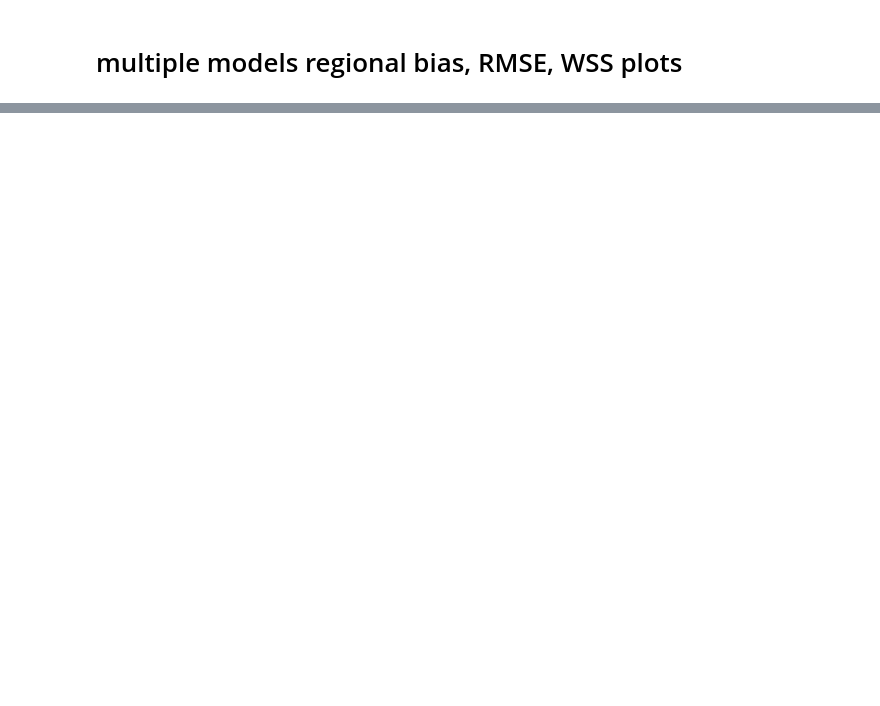
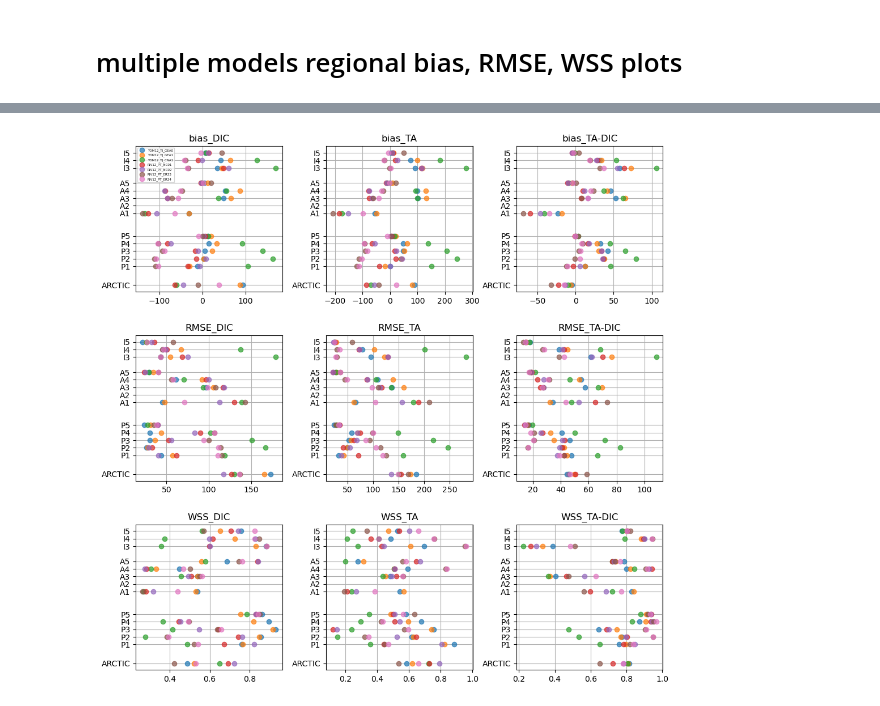
Before and after one commit to biu23/Model_Evaluation, a Jupyter notebook: evaluation_metrics/evaluation_plot.ipynb, the cells around one changed output, grey strips where cells are left out. Saved outputs shown, nothing was run; the diff lists cells and outputs as text; code cells hidden in the pictures; blank space fills up the shorter version.

```diff
--- a/evaluation_metrics/evaluation_plot.ipynb
+++ b/evaluation_metrics/evaluation_plot.ipynb
@@ -168,0 +225,53 @@ plt.subplots_adjust(hspace=0.3, wspace=0.3)
+# %%
+fig, axes = plt.subplots(3, 3, figsize=(12, 12))
+
+for model in modlist:
+    axes[0, 0].plot(bias_DIC_data[model], reg_data[model],'o',label=model, alpha=0.7)
+    axes[0, 0].set_title('bias_DIC')
+    axes[0, 0].set_yticks(y, labels)
+    axes[0, 0].legend(loc='upper left', prop={'size': 4})
+    axes[0, 0].grid(True)
+
+    axes[0, 1].plot(bias_TA_data [model], reg_data[model], 'o', alpha=0.7)
+    axes[0, 1].set_title('bias_TA')
+    axes[0, 1].set_yticks(y, labels)
+    axes[0, 1].grid(True)
+
+    axes[0, 2].plot(bias_TADIC_data [model], reg_data[model], 'o', alpha=0.7)
+    axes[0, 2].set_title('bias_TA-DIC')
+    axes[0, 2].set_yticks(y, labels)
+    axes[0, 2].grid(True)
+
+    axes[1, 0].plot(RMSE_DIC_data [model], reg_data[model], 'o', alpha=0.7)
+    axes[1, 0].set_title('RMSE_DIC')
+    axes[1, 0].set_yticks(y, labels)
+    axes[1, 0].grid(True)
+
+    axes[1, 1].plot(RMSE_TA_data [model], reg_data[model], 'o', alpha=0.7)
+    axes[1, 1].set_title('RMSE_TA')
+    axes[1, 1].set_yticks(y, labels)
+    axes[1, 1].grid(True)
+
+    axes[1, 2].plot(RMSE_TADIC_data [model], reg_data[model], 'o', alpha=0.7)
+    axes[1, 2].set_title('RMSE_TA-DIC')
+    axes[1, 2].set_yticks(y, labels)
+    axes[1, 2].grid(True)
+
+    axes[2, 0].plot(WSS_DIC_data[model], reg_data[model], 'o', alpha=0.7)
+    axes[2, 0].set_title('WSS_DIC')
+    axes[2, 0].set_yticks(y, labels)
+    axes[2, 0].grid(True)
+
+    axes[2, 1].plot(WSS_TA_data [model], reg_data[model], 'o', alpha=0.7)
+    axes[2, 1].set_title('WSS_TA')
+    axes[2, 1].set_yticks(y, labels)
+    axes[2, 1].grid(True)
+
+    axes[2, 2].plot(WSS_TADIC_data [model], reg_data[model], 'o', alpha=0.7)
+    axes[2, 2].set_title('WSS_TA-DIC')
+    axes[2, 2].set_yticks(y, labels)
+    axes[2, 2].grid(True)
+
+plt.subplots_adjust(hspace=0.3, wspace=0.3)
+# %% [output]
+[figure, added]
```
Also changed, not shown: parts of 7 cells of this notebook.
